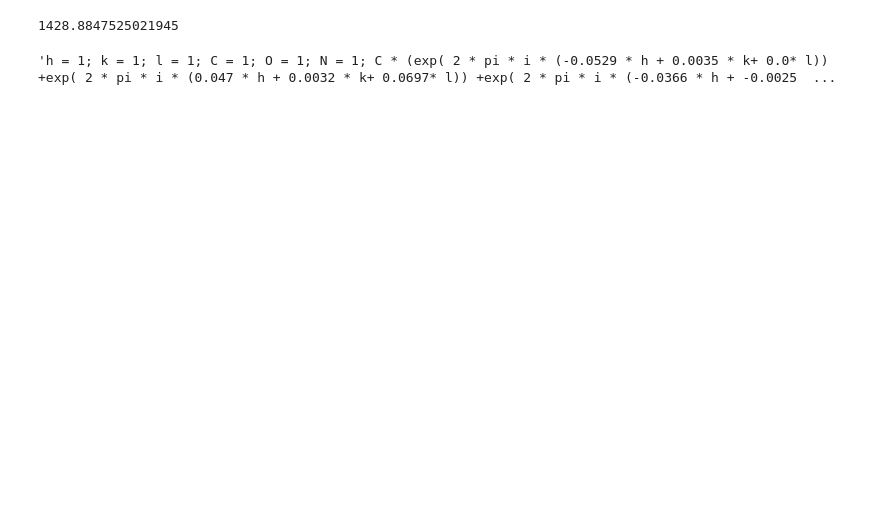
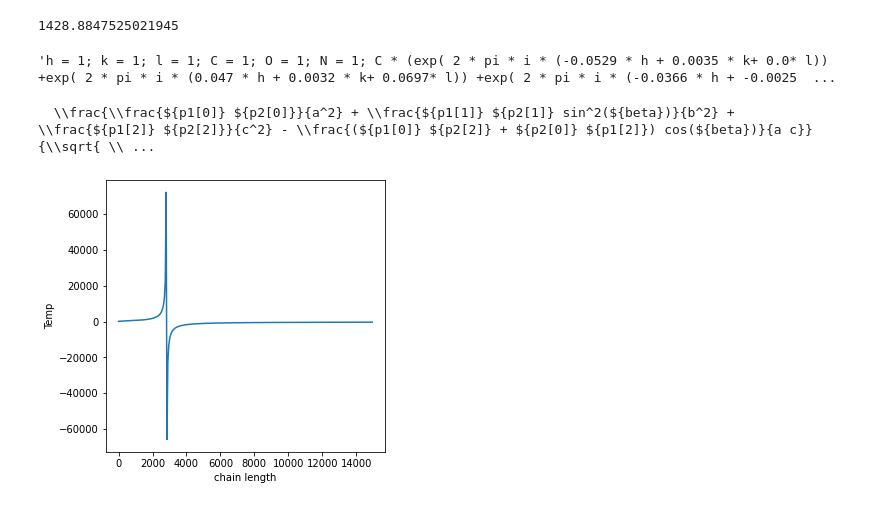
Before and after one commit to jamesyrose/CourseWork, a Jupyter notebook: MAE251/Final/Nylon.ipynb, the cells around one changed output. Saved outputs shown, nothing was run; the diff lists cells and outputs as text; code cells hidden in the pictures; blank space fills up the shorter version.

```diff
--- a/MAE251/Final/Nylon.ipynb
+++ b/MAE251/Final/Nylon.ipynb
@@ -224,3 +272,32 @@ base += expand
 base
 # %% [output]
 'h = 1; k = 1; l = 1; C = 1; O = 1; N = 1; C * (exp( 2 * pi * i * (-0.0529 * h + 0.0035 * k+ 0.0* l)) +exp( 2 * pi * i * (0.047 * h + 0.0032 * k+ 0.0697* l)) +exp( 2 * pi * i * (-0.0366 * h + -0.0025  ...
+# %%
+s = r"  \\frac{\\frac{h_1 h_2}{a^2} + \\frac{k_1 k_2 sin^2(\\beta)}{b^2} + \\frac{l_1 l_2}{c^2} - \\frac{(h_1 l_2 + h_2 l_1) cos(\\beta)}{a c}}{\\sqrt{ \\frac{h_1^2}{a^2} + \\frac{k_1^2 sin^2(\\beta)}{b^2} + \\frac{l_1 ^2}{c^2} - \\frac{2 h_1 l_1  cos(\\beta)}{a c} } \\sqrt{\\frac{h_2^2}{a^2} + \\frac{k_2^2 sin^2(\\beta)}{b^2} + \\frac{l_2 ^2}{c^2} - \\frac{2 h_2 l_2  cos(\\beta)}{a c}}}\\\\"
+s = s.replace("h_1", "${p1[0]}")
+s = s.replace("k_1", "${p1[1]}")
+s = s.replace("l_1", "${p1[2]}")
+s = s.replace("h_2", "${p2[0]}")
+s = s.replace("k_2", "${p2[1]}")
+s = s.replace("l_2", "${p2[2]}")
+s = s.replace(r"\\beta", "${beta}")
+s = s.replace("a ", "${p2[0]}")
+s = s.replace("b ", "${p2[1]}")
+s = s.replace("c ", "${p2[2]}")
+print(s)
+# %% [output]
+  \\frac{\\frac{${p1[0]} ${p2[0]}}{a^2} + \\frac{${p1[1]} ${p2[1]} sin^2(${beta})}{b^2} + \\frac{${p1[2]} ${p2[2]}}{c^2} - \\frac{(${p1[0]} ${p2[2]} + ${p2[0]} ${p1[2]}) cos(${beta})}{a c}}{\\sqrt{ \\ ...
+# %%
+import matplotlib.pyplot as plt
+def func(x):
+    buff = 3.4 * np.log10(7/x)
+    return (1284.7 +  43.4 * buff) / (buff + 8.86)
+# %%
+x = [func(a) for a in range(1, 15000, 50)]
+plt.figure(figsize=(5,5))
+plt.plot(range(1, 15000, 50), x)
+plt.xlabel("chain length")
+plt.ylabel("Temp")
+plt.savefig("tmp.png")
+# %% [output]
+[figure, added]
```
Also changed, not shown: parts of 6 cells of this notebook, 2 other files.
